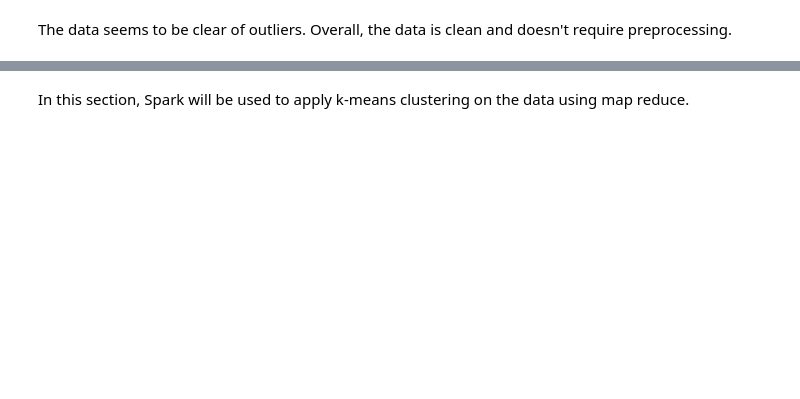
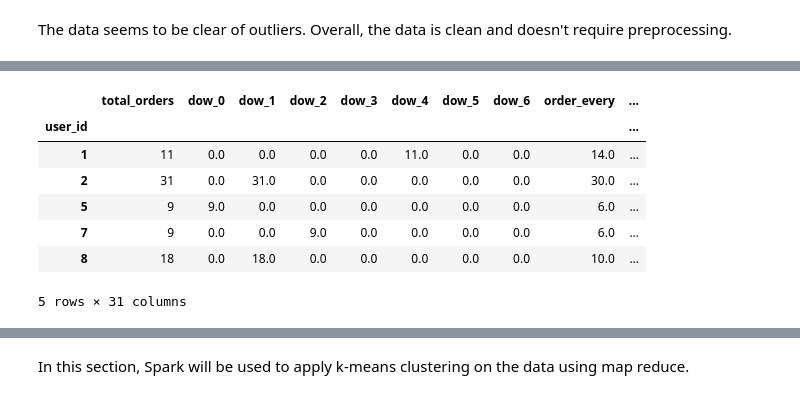
Before and after one commit to FatemaFawzy/InstaCart-Market-Basket-Analysis, a Jupyter notebook: MarketBasketAnalysis.ipynb, the cells around one changed output, grey strips where cells are left out. Cells and saved outputs as stored; diff of their text form; code cells hidden in the pictures; blank space fills up the shorter version.

```diff
--- a/MarketBasketAnalysis.ipynb
+++ b/MarketBasketAnalysis.ipynb
@@ -162,0 +178,3 @@ The data seems to be clear of outliers. Overall, the data is clean and doesn't r
+# %%
+orders= orders.fillna(-1)
+orders.head()
@@ -162,0 +188,5 @@ The data seems to be clear of outliers. Overall, the data is clean and doesn't r
+# %%
+orders_prod = orders.set_index('order_id').join(ordProdTrain.set_index('order_id')).reset_index().dropna()
+orders_prod['department'] = products.set_index('product_id').loc[orders_prod['product_id'].astype(int)].department_id.values
+orders_prod['department'] = departments.set_index('department_id').loc[orders_prod['department']].values
+orders_prod.head()
@@ -162,0 +201,32 @@ The data seems to be clear of outliers. Overall, the data is clean and doesn't r
+# %%
+users_stats = pd.DataFrame()
+
+# Getting total count of orders
+users_stats['total_orders'] = orders_prod.groupby('user_id').order_id.count()
+
+# Getting total count of orders in each dow
+users_dow_count = orders_prod.groupby('user_id').order_dow.value_counts().unstack().fillna(0)
+for dow in users_dow_count.columns:
+    users_stats[f'dow_{dow}']=users_dow_count[dow]
+
+# Getting ordering rate
+users_stats['order_every'] = orders_prod.groupby('user_id').days_since_prior_order.mean()
+
+# Getting count of each department
+users_department_count = orders_prod.groupby('user_id').department.value_counts().unstack().fillna(0)
+for department in users_department_count.columns:
+    users_stats[f'department_{department}']=users_department_count[department]
+
+# Getting average basket size for each user
+users_stats['basket_size'] = orders_prod.groupby(['user_id','order_id']).product_id.count().reset_index().groupby('user_id').product_id.mean()
+
+users_stats.head()
+# %% [output]
+|  | total_orders | dow_0 | dow_1 | dow_2 | dow_3 | dow_4 | dow_5 | dow_6 | order_every | ... |
+| user_id |  |  |  |  |  |  |  |  |  | ... |
+| 1 | 11 | 0.0 | 0.0 | 0.0 | 0.0 | 11.0 | 0.0 | 0.0 | 14.0 | ... |
+| 2 | 31 | 0.0 | 31.0 | 0.0 | 0.0 | 0.0 | 0.0 | 0.0 | 30.0 | ... |
+| 5 | 9 | 9.0 | 0.0 | 0.0 | 0.0 | 0.0 | 0.0 | 0.0 | 6.0 | ... |
+| 7 | 9 | 0.0 | 0.0 | 9.0 | 0.0 | 0.0 | 0.0 | 0.0 | 6.0 | ... |
+| 8 | 18 | 0.0 | 18.0 | 0.0 | 0.0 | 0.0 | 0.0 | 0.0 | 10.0 | ... |
+5 rows × 31 columns
```
Also changed, not shown: parts of 15 cells of this notebook.
